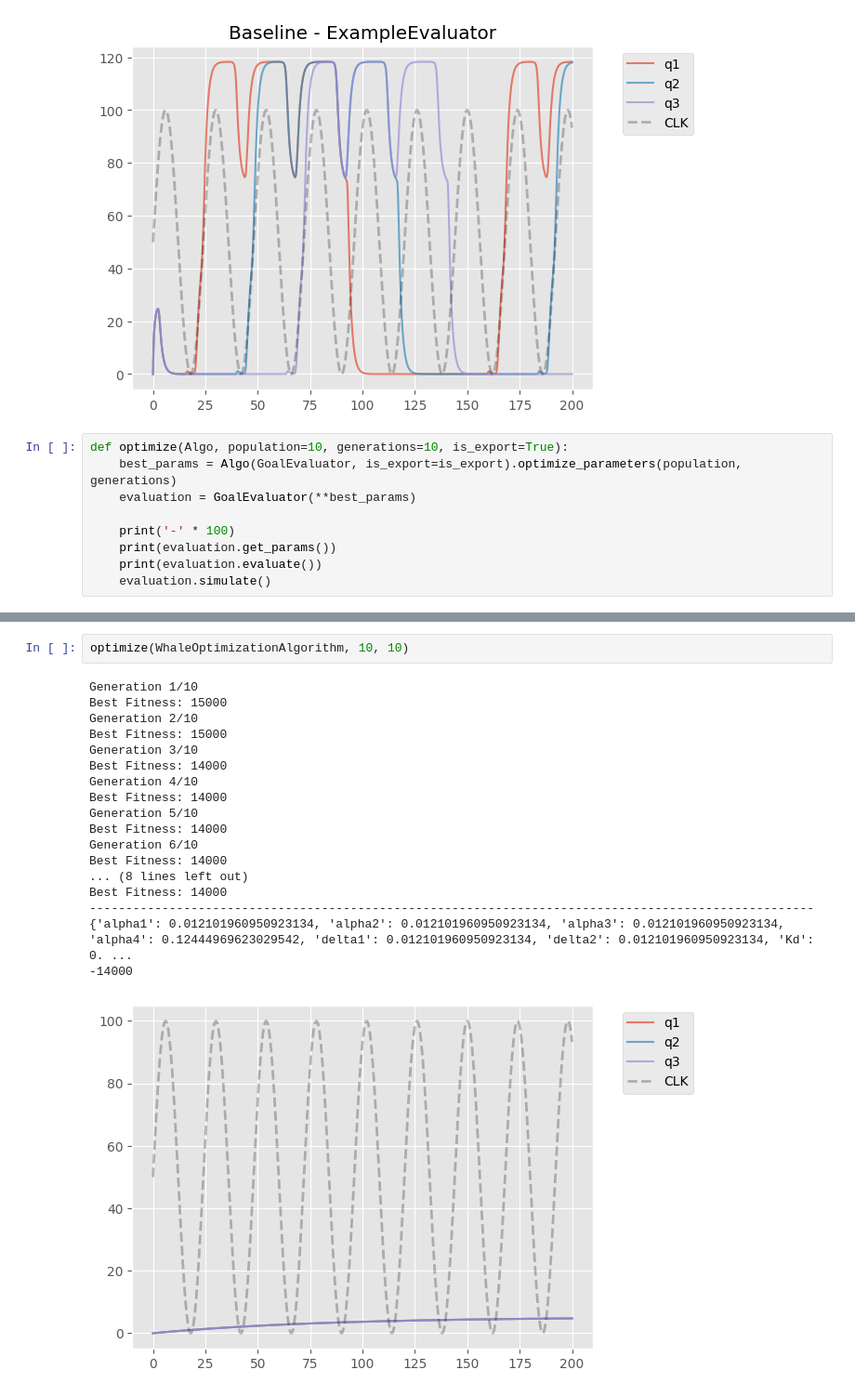
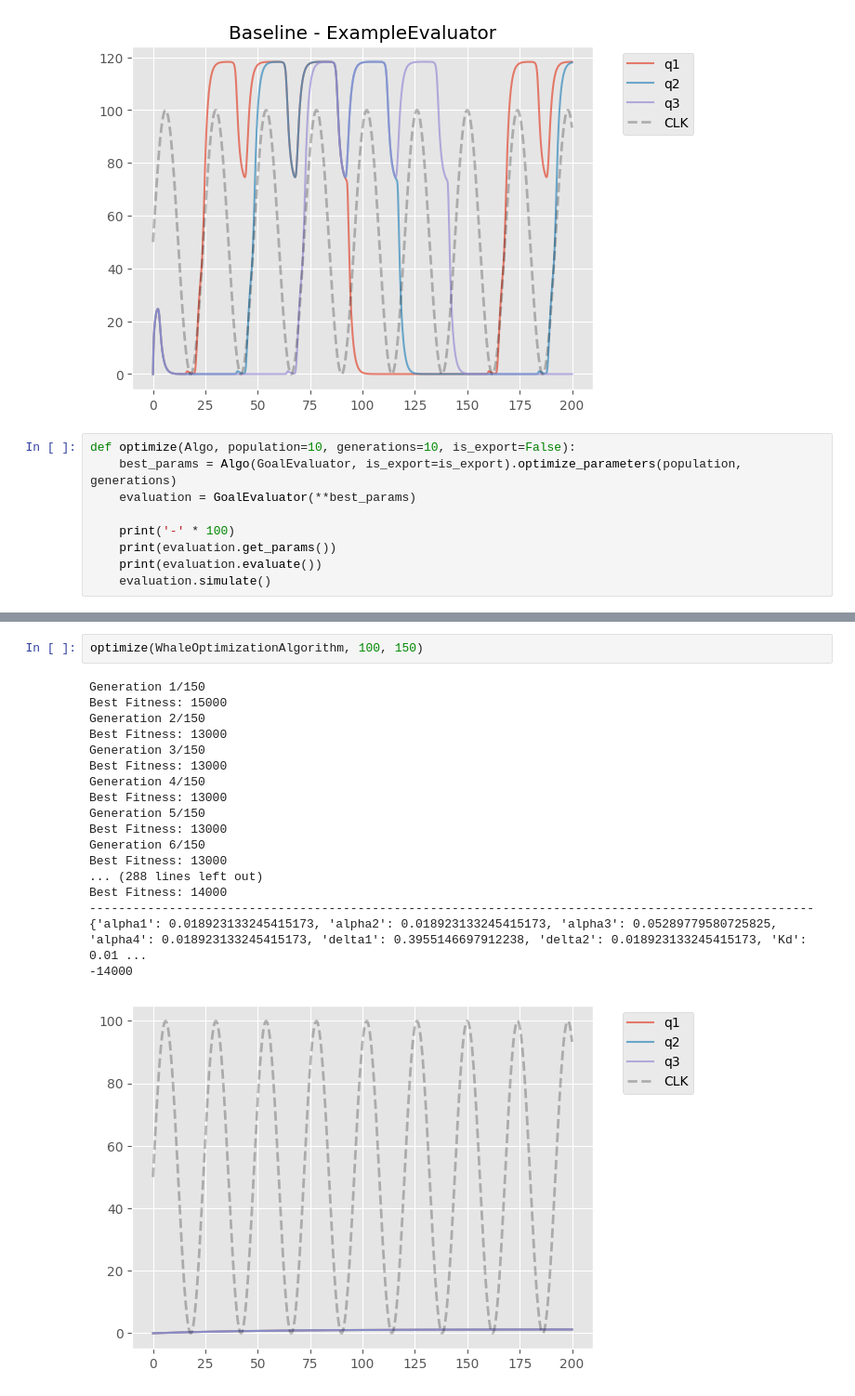
Before and after one commit to JanezSedeljsak/seq-circuit-param-optimization, a Jupyter notebook: notebook_v2.ipynb, the cells around one changed output, grey strips where cells are left out. Shown at 93% size. Cells and saved outputs as stored; diff of their text form.

```diff
--- a/notebook_v2.ipynb
+++ b/notebook_v2.ipynb
@@ -14,7 +14,7 @@ ExampleEvaluator().simulate(algo='baseline')
 {'alpha1': 34.73, 'alpha2': 49.36, 'alpha3': 32.73, 'alpha4': 49.54, 'delta1': 1.93, 'delta2': 0.69, 'Kd': 10.44, 'n': 4.35}
 [figure]
 # %%
-def optimize(Algo, population=10, generations=10, is_export=True):
+def optimize(Algo, population=10, generations=10, is_export=False):
     best_params = Algo(GoalEvaluator, is_export=is_export).optimize_parameters(population, generations)
     evaluation = GoalEvaluator(**best_params)
 
@@ -54,21 +81,21 @@ optimize(GeneticAlgorithm, 10, 10)
 # %%
-optimize(WhaleOptimizationAlgorithm, 10, 10)
+optimize(WhaleOptimizationAlgorithm, 100, 150)
 # %% [output]
-Generation 1/10
+Generation 1/150
 Best Fitness: 15000
-Generation 2/10
-Best Fitness: 15000
-Generation 3/10
-Best Fitness: 14000
-Generation 4/10
-Best Fitness: 14000
-Generation 5/10
-Best Fitness: 14000
-Generation 6/10
-Best Fitness: 14000
-... (8 lines left out)
+Generation 2/150
+Best Fitness: 13000
+Generation 3/150
+Best Fitness: 13000
+Generation 4/150
+Best Fitness: 13000
+Generation 5/150
+Best Fitness: 13000
+Generation 6/150
+Best Fitness: 13000
+... (288 lines left out)
 Best Fitness: 14000
 ----------------------------------------------------------------------------------------------------
-{'alpha1': 0.012101960950923134, 'alpha2': 0.012101960950923134, 'alpha3': 0.012101960950923134, 'alpha4': 0.12444969623029542, 'delta1': 0.012101960950923134, 'delta2': 0.012101960950923134, 'Kd': 0. ...
+{'alpha1': 0.018923133245415173, 'alpha2': 0.018923133245415173, 'alpha3': 0.05289779580725825, 'alpha4': 0.018923133245415173, 'delta1': 0.3955146697912238, 'delta2': 0.018923133245415173, 'Kd': 0.01 ...
 -14000
-[figure, old version]
+[figure, new version]
```
Also changed, not shown: parts of 4 cells of this notebook, 10 other files.
